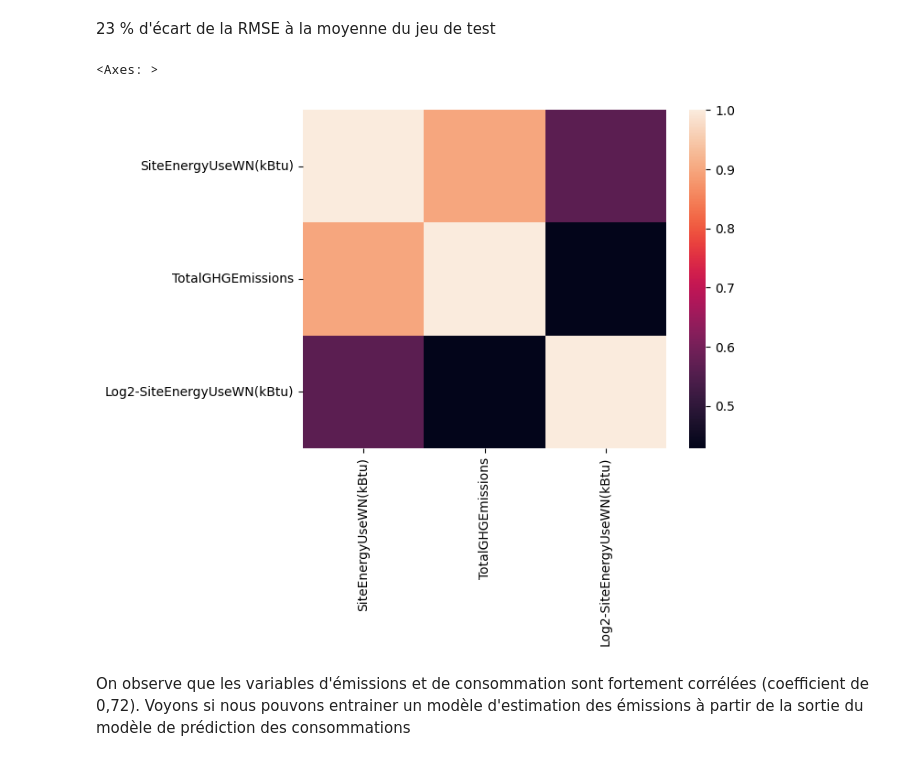
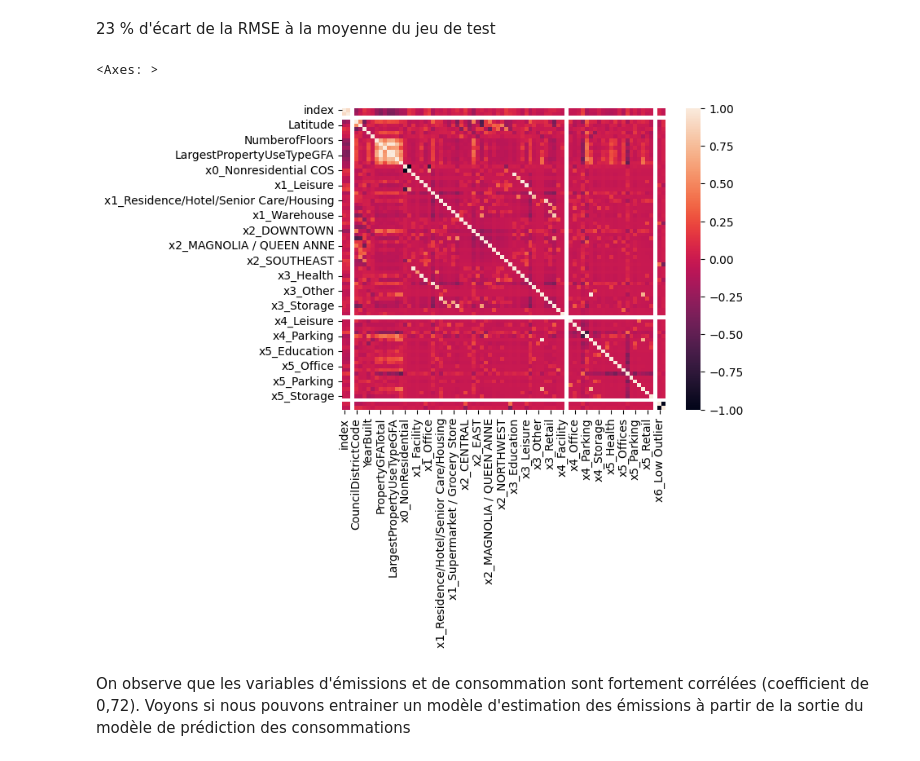
Before and after one commit to wdavid93/OpenClassRoom, a Jupyter notebook: Projet_4/Modele_final.ipynb, the cells around one changed output. Cells and saved outputs as stored; diff of their text form; code cells hidden in the pictures.

```diff
--- a/Projet_4/Modele_final.ipynb
+++ b/Projet_4/Modele_final.ipynb
@@ -1479,13 +1520,39 @@ y2 = data.copy()[{'SiteEnergyUseWN(kBtu)', 'TotalGHGEmissions' , 'Log2-SiteEnerg
 X2 = data.copy().drop(['SiteEnergyUseWN(kBtu)', 'TotalGHGEmissions', 'Log2-SiteEnergyUseWN(kBtu)'], axis=1)
 # %%
+# from sklearn.preprocessing import OneHotEncoder, StandardScaler
+
+# ohe = OneHotEncoder(sparse=False)
+# ss = StandardScaler()
+# X2[numerical_columns] = ss.fit_transform(X2[numerical_columns])
+# ohe.fit_transform(X2[categorical_columns])
+
+# X2 = pd.merge(X[numerical_columns],
+#           pd.DataFrame(columns = ohe.get_feature_names().tolist(),
+#               data = ohe.fit_transform(X2[categorical_columns])),
+#         left_index = True, right_index = True)
+
+# Importation des classes OneHotEncoder et StandardScaler depuis le module sklearn.preprocessing
 from sklearn.preprocessing import OneHotEncoder, StandardScaler
 
+# Création d'une instance de OneHotEncoder
 ohe = OneHotEncoder(sparse=False)
+
+# Création d'une instance de StandardScaler
 ss = StandardScaler()
+
+# Transformation des colonnes numériques de X2 en utilisant le StandardScaler
 X2[numerical_columns] = ss.fit_transform(X2[numerical_columns])
+
+# Entraînement du OneHotEncoder et transformation des colonnes catégoriques de X2
 ohe.fit_transform(X2[categorical_columns])
 
-X2 = pd.merge(X[numerical_columns],
-          pd.DataFrame(columns = ohe.get_feature_names().tolist(),
-              data = ohe.fit_transform(X2[categorical_columns])),
-        left_index = True, right_index = True)
+# Fusion des colonnes numériques de X avec les colonnes encodées par OneHotEncoder
+X2 = pd.merge(
+    X[numerical_columns],
+    pd.DataFrame(
+        columns=ohe.get_feature_names().tolist(),
+        data=ohe.fit_transform(X2[categorical_columns])
+    ),
+    left_index=True,
+    right_index=True
+)
@@ -1493,7 +1562,7 @@ X2 = pd.merge(X[numerical_columns],
 from sklearn.model_selection import train_test_split
 X_train2, X_test2, y_train2, y_test2 = \
                         train_test_split(X2,
-                                         y['TotalGHGEmissions'],
+                                         y2['TotalGHGEmissions'],
                                          test_size = 0.3,
                                          random_state = 42
                                         )
@@ -1555,10 +1624,10 @@ math.sqrt(mean_squared_error(model_emissions.predict(X_test2), y_test2))/y_test2
 # %% [markdown]
 23 % d'écart de la RMSE à la moyenne du jeu de test
 # %%
-sns.heatmap(y2.corr())
+sns.heatmap(X_test2.corr())
 # %% [output]
 <Axes: >
-[figure, old version]
+[figure, new version]
 # %% [markdown]
 On observe que les variables d'émissions et de consommation sont fortement corrélées (coefficient de 0,72). Voyons si nous pouvons entrainer un modèle d'estimation des émissions à partir de la sortie du modèle de prédiction des consommations
 # %%
```
Also changed, not shown: parts of 32 cells of this notebook, 4 other files.
